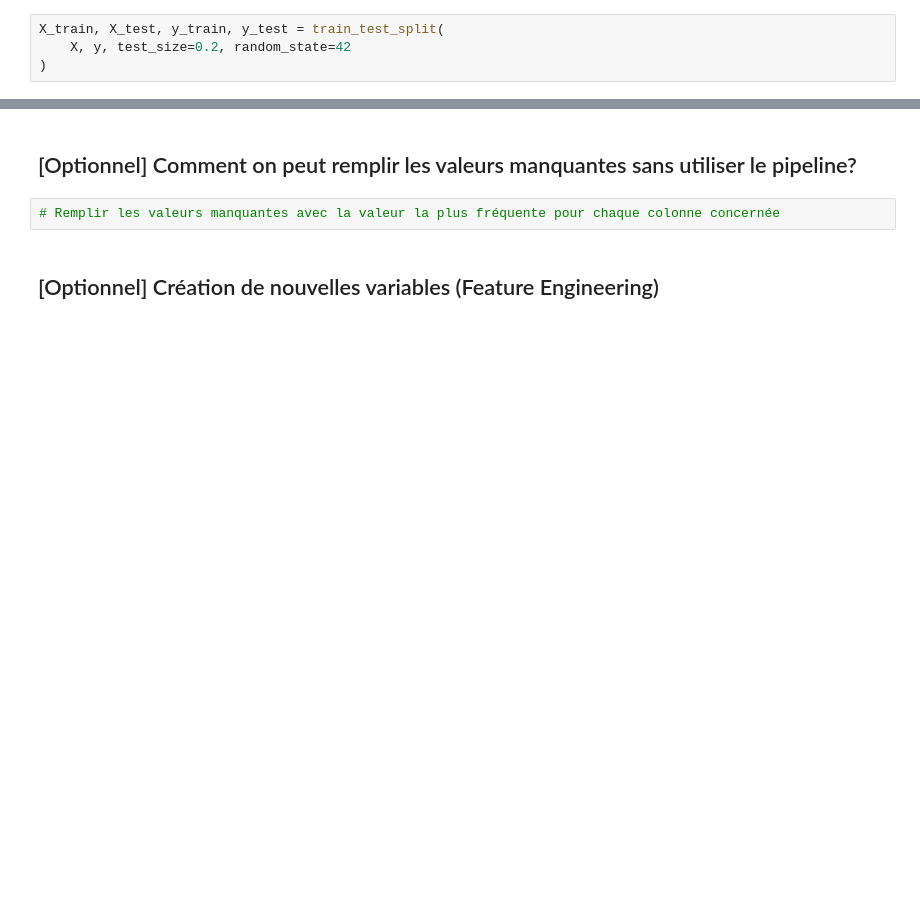
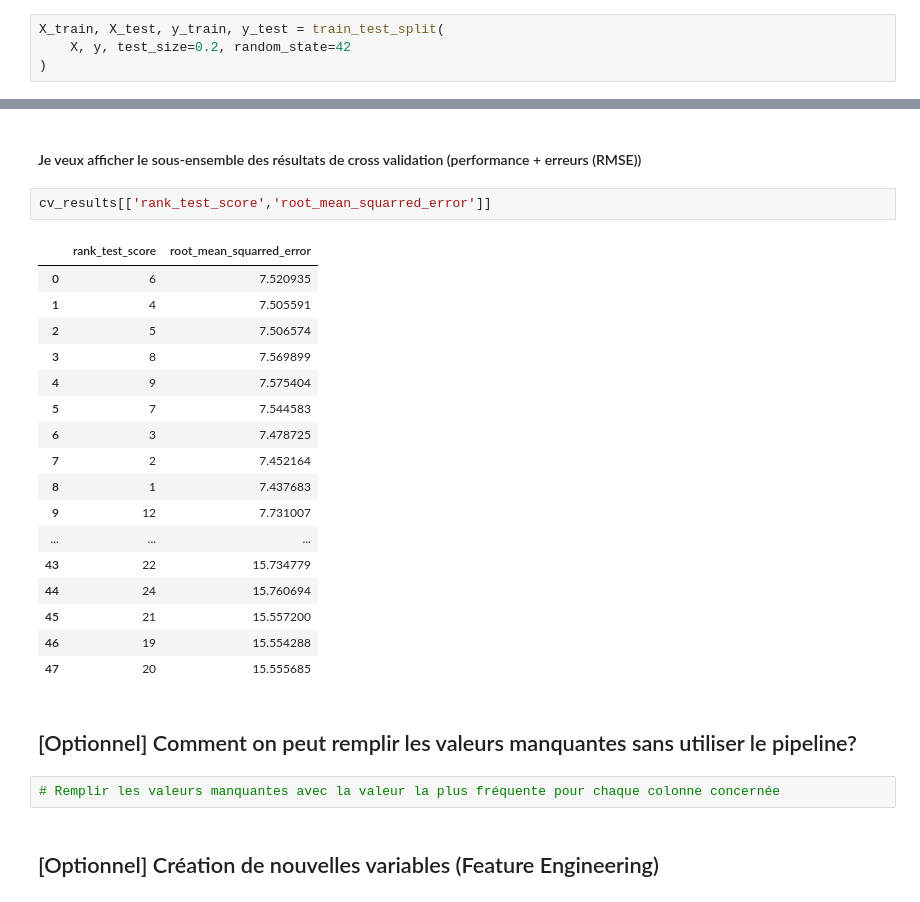
Before and after one commit to someia2026/Machine_Learning_Data_Mining, a Jupyter notebook: Partie_2/ML11_Pipeline_Model.ipynb, the cells around one changed output, grey strips where cells are left out. Cells and saved outputs as stored; diff of their text form; blank space fills up the shorter version.

```diff
--- a/Partie_2/ML11_Pipeline_Model.ipynb
+++ b/Partie_2/ML11_Pipeline_Model.ipynb
@@ -434,3 +675,25 @@ ValueError: Found unknown categories ['Euodia', 'Sorbopyrus', 'Poncinos'] in col
+# %% [markdown]
+#### Je veux afficher le sous-ensemble des résultats de cross validation (performance + erreurs (RMSE))
+# %%
+cv_results[['rank_test_score','root_mean_squarred_error']]
+# %% [output]
+|  | rank_test_score | root_mean_squarred_error |
+| 0 | 6 | 7.520935 |
+| 1 | 4 | 7.505591 |
+| 2 | 5 | 7.506574 |
+| 3 | 8 | 7.569899 |
+| 4 | 9 | 7.575404 |
+| 5 | 7 | 7.544583 |
+| 6 | 3 | 7.478725 |
+| 7 | 2 | 7.452164 |
+| 8 | 1 | 7.437683 |
+| 9 | 12 | 7.731007 |
+| ... | ... | ... |
+| 43 | 22 | 15.734779 |
+| 44 | 24 | 15.760694 |
+| 45 | 21 | 15.557200 |
+| 46 | 19 | 15.554288 |
+| 47 | 20 | 15.555685 |
 # %% [markdown]
 ## [Optionnel] Comment on peut remplir les valeurs manquantes sans utiliser le pipeline?
 # %%
```
Also changed, not shown: parts of 43 cells of this notebook, 5 other files.
